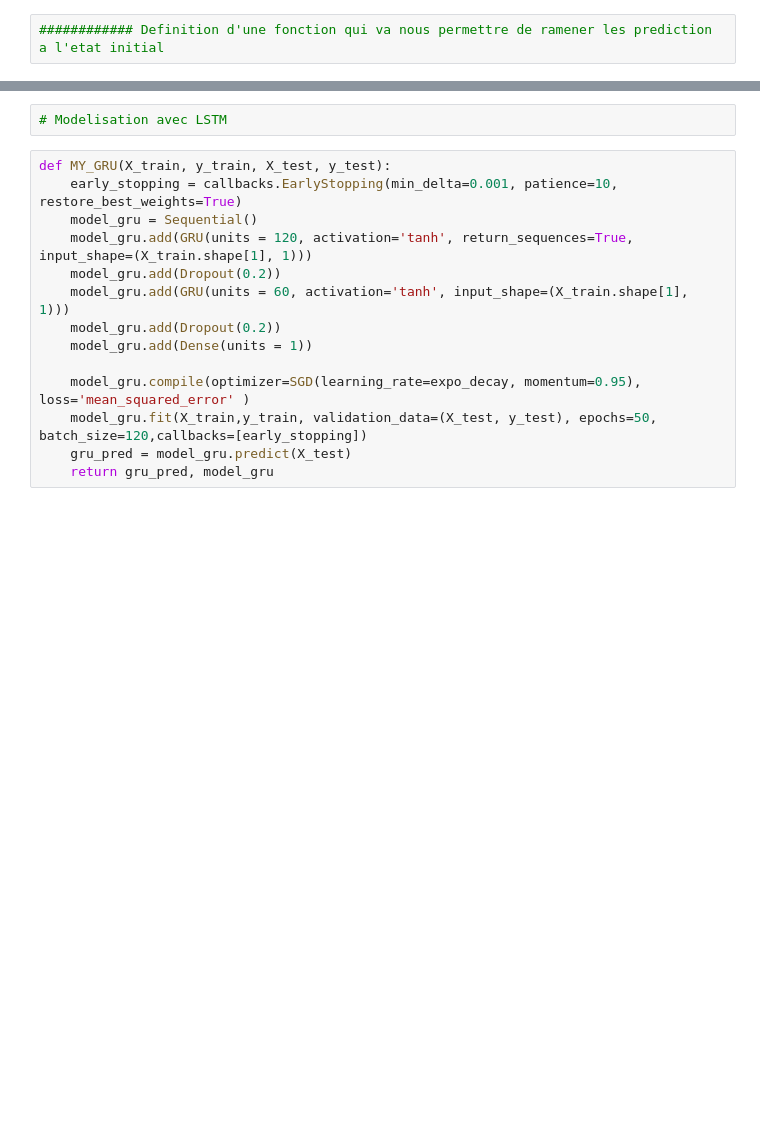
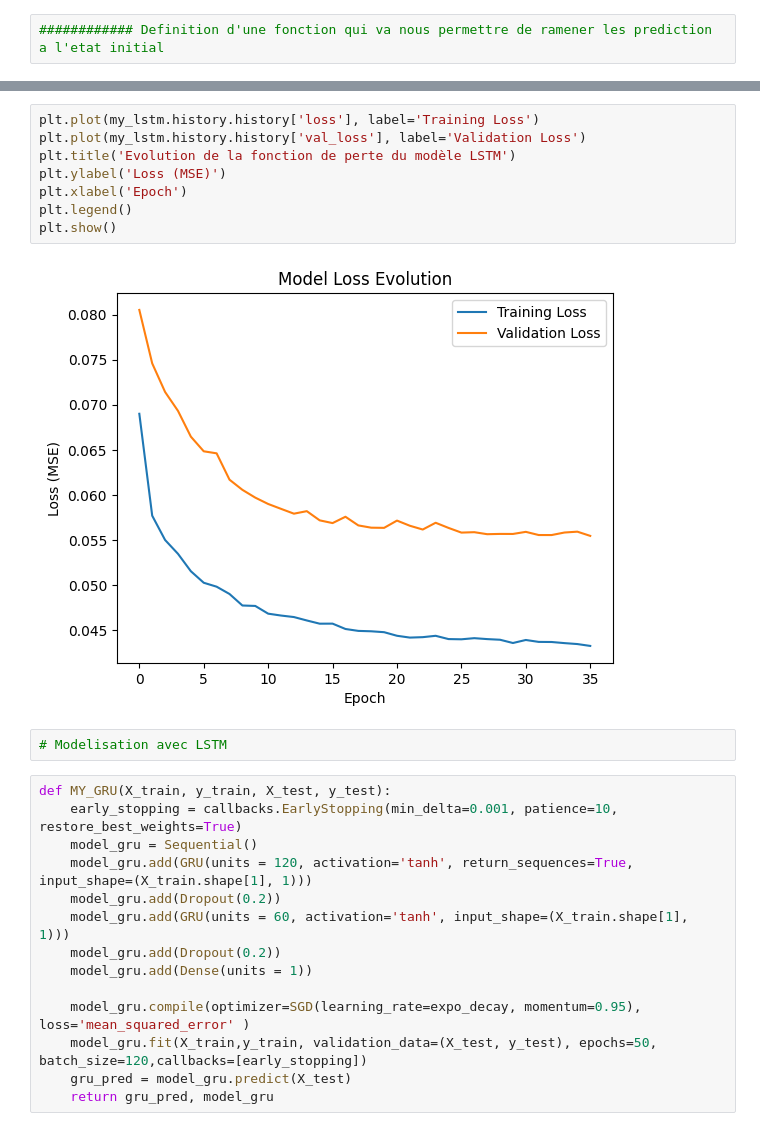
Before and after one commit to Katchoou/Estimation-du-traffic-routier---ATUT2025, a Jupyter notebook: notebook.ipynb, the cells around one changed output, grey strips where cells are left out. Saved outputs shown, nothing was run; the diff lists cells and outputs as text; blank space fills up the shorter version.

```diff
--- a/notebook.ipynb
+++ b/notebook.ipynb
@@ -392,3 +444,13 @@ print(metrics)
+# %%
+plt.plot(my_lstm.history.history['loss'], label='Training Loss')
+plt.plot(my_lstm.history.history['val_loss'], label='Validation Loss')
+plt.title('Evolution de la fonction de perte du modèle LSTM')
+plt.ylabel('Loss (MSE)')
+plt.xlabel('Epoch')
+plt.legend()
+plt.show()
+# %% [output]
+[figure, added]
 # %%
 # Modelisation avec LSTM
 # %%
```
Also changed, not shown: parts of 12 cells of this notebook.
